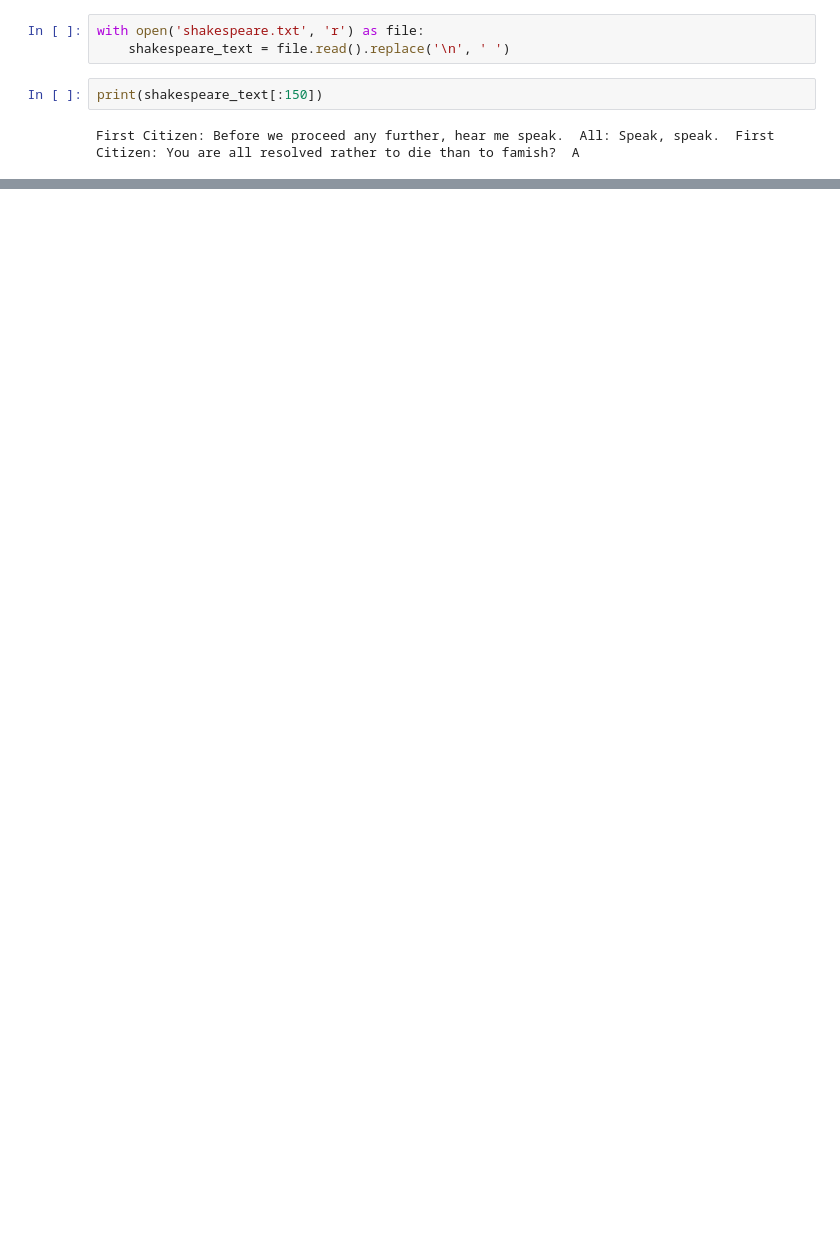
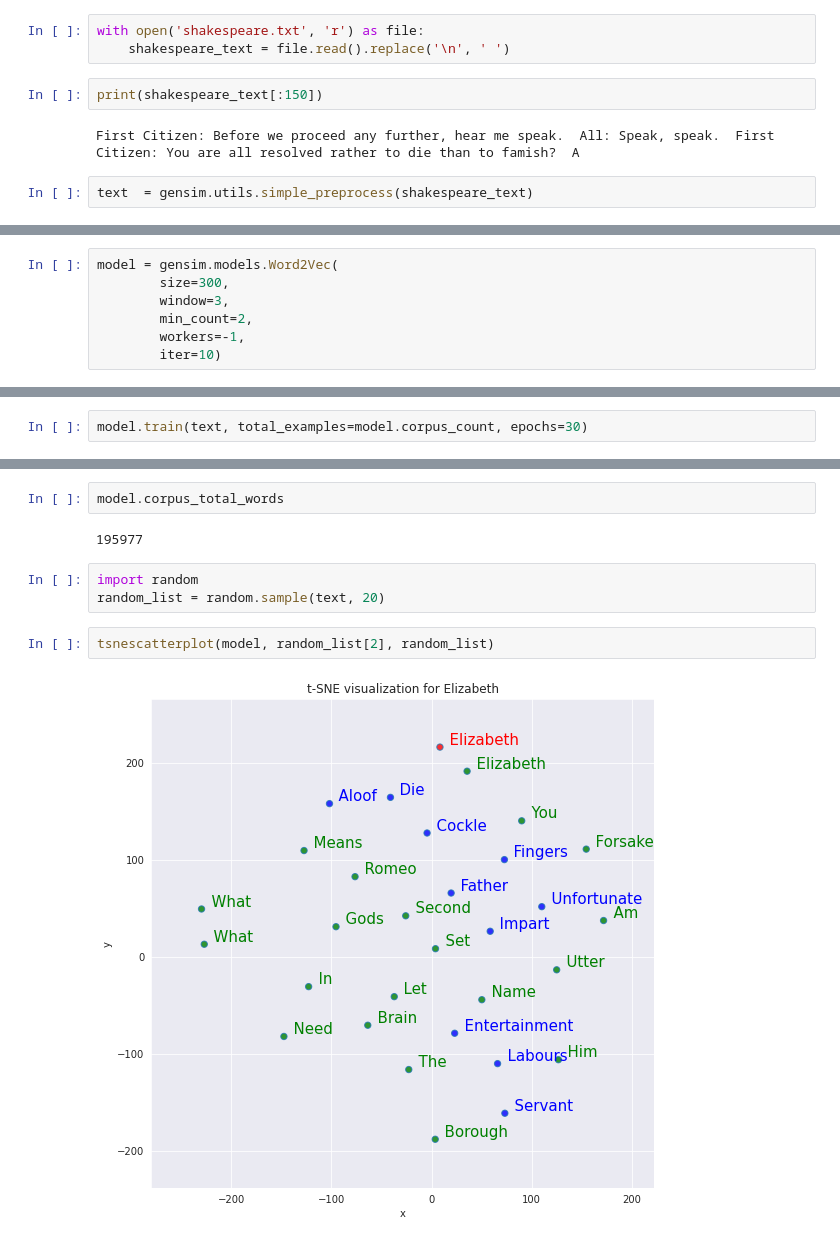
Before and after one commit to yashica95/ai-and-deep-learning-tensorflow-keras, a Jupyter notebook: Copy_of_Homework_1.ipynb, the cells around one changed output, grey strips where cells are left out. Cells and saved outputs as stored; diff of their text form; blank space fills up the shorter version.

Commit message:
Gensim Model

```diff
--- a/Copy_of_Homework_1.ipynb
+++ b/Copy_of_Homework_1.ipynb
@@ -23,3 +35,5 @@ with open('shakespeare.txt', 'r') as file:
 print(shakespeare_text[:150])
 # %% [output]
 First Citizen: Before we proceed any further, hear me speak.  All: Speak, speak.  First Citizen: You are all resolved rather to die than to famish?  A
+# %%
+text  = gensim.utils.simple_preprocess(shakespeare_text)
@@ -25,0 +53,7 @@ First Citizen: Before we proceed any further, hear me speak.  All: Speak, speak.
+# %%
+model = gensim.models.Word2Vec(
+        size=300,
+        window=3,
+        min_count=2,
+        workers=-1,
+        iter=10)
@@ -25,0 +66,2 @@ First Citizen: Before we proceed any further, hear me speak.  All: Speak, speak.
+# %%
+model.train(text, total_examples=model.corpus_count, epochs=30)
@@ -25,0 +145,11 @@ First Citizen: Before we proceed any further, hear me speak.  All: Speak, speak.
+# %%
+model.corpus_total_words
+# %% [output]
+195977
+# %%
+import random
+random_list = random.sample(text, 20)
+# %%
+tsnescatterplot(model, random_list[2], random_list)
+# %% [output]
+[figure, added]
```
Also changed, not shown: parts of 8 cells of this notebook, 1 other file.
